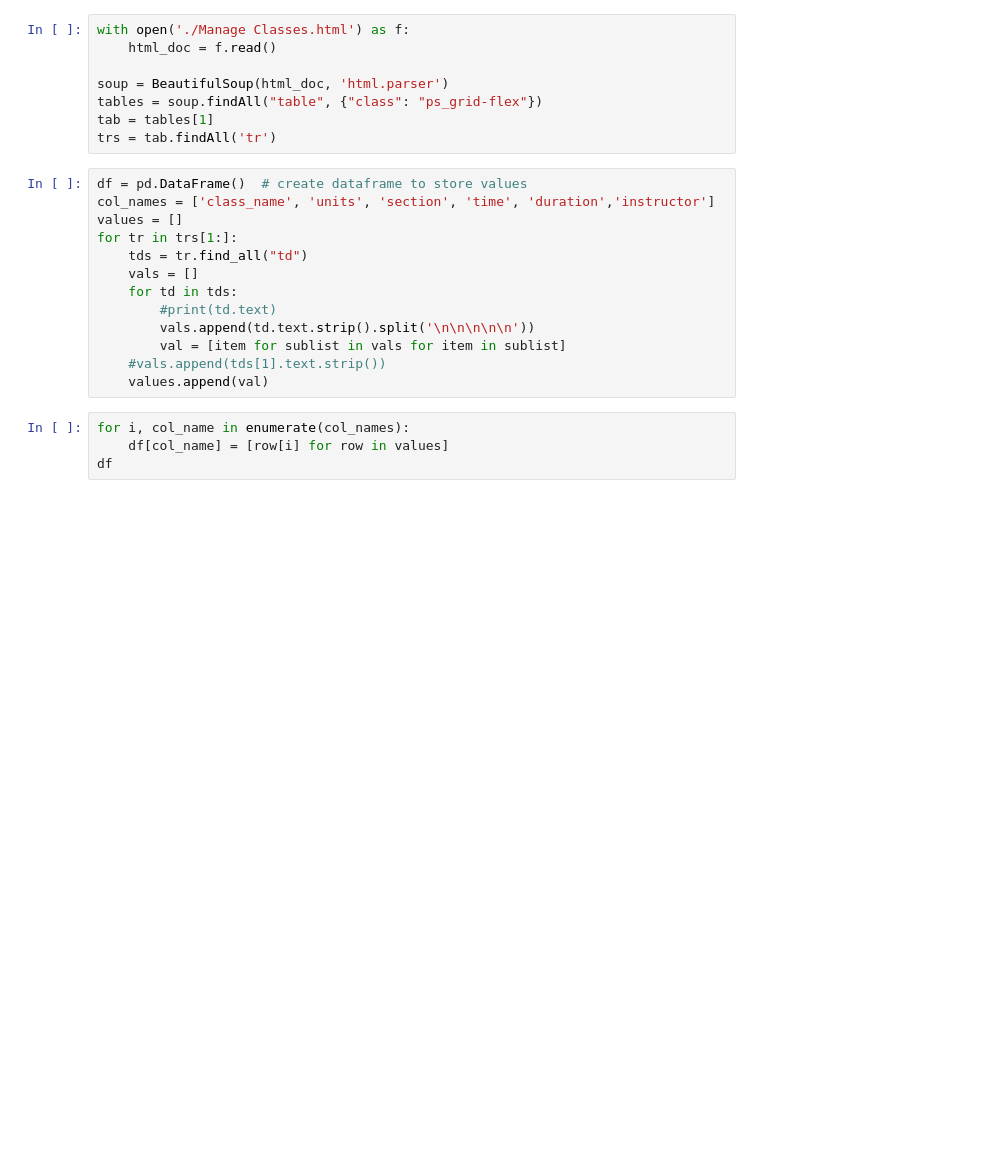
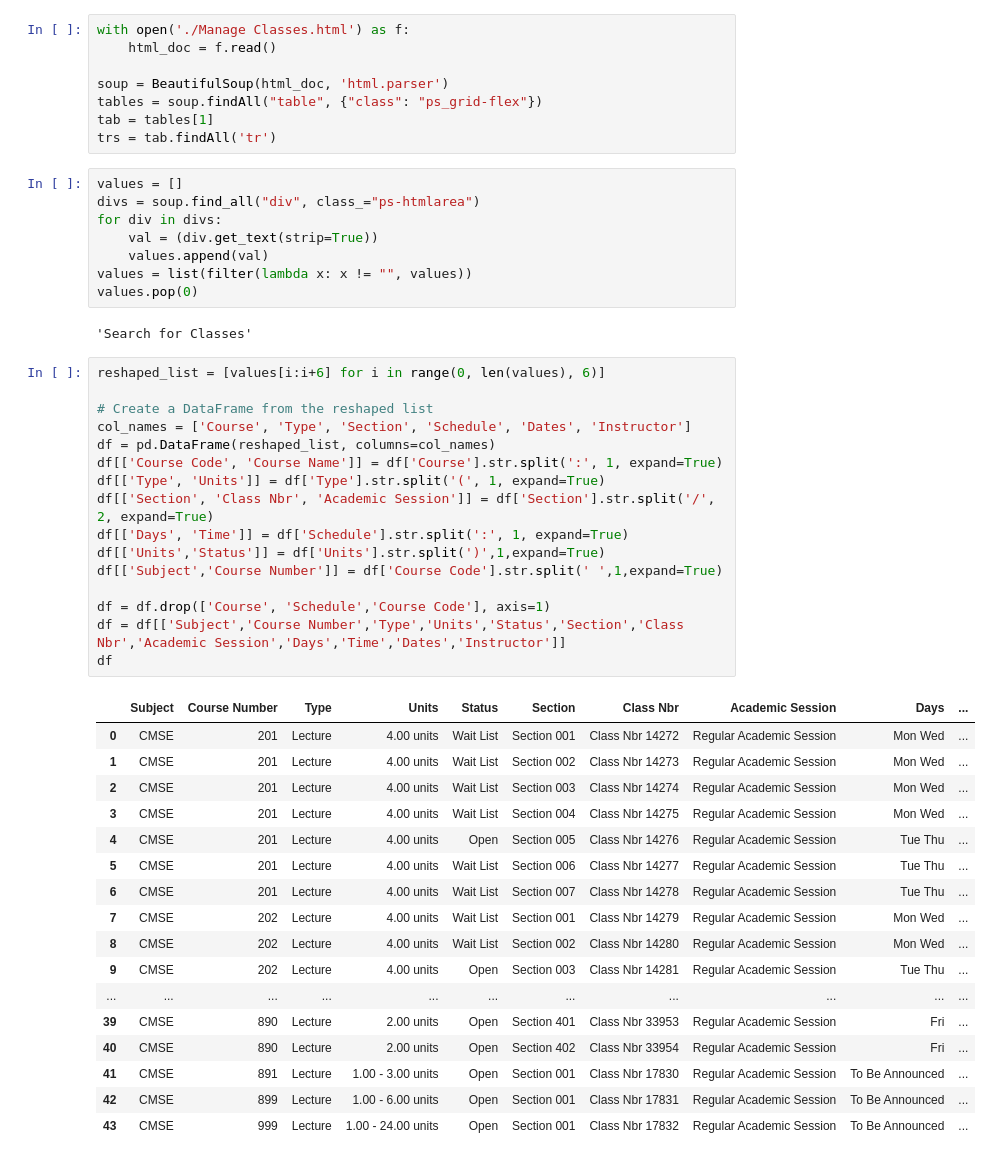
Before and after one commit to sunxian1217/CMSEtech_ClassScraper, a Jupyter notebook: CMSEtech_Webscraper.ipynb, the cells around one changed output. Saved outputs shown, nothing was run; the diff lists cells and outputs as text; blank space fills up the shorter version.

Commit message:
adding columns

```diff
--- a/CMSEtech_Webscraper.ipynb
+++ b/CMSEtech_Webscraper.ipynb
@@ -14,20 +15,47 @@ soup = BeautifulSoup(html_doc, 'html.parser')
 tables = soup.findAll("table", {"class": "ps_grid-flex"})
 tab = tables[1]
 trs = tab.findAll('tr')
-# %%
-df = pd.DataFrame()  # create dataframe to store values
-col_names = ['class_name', 'units', 'section', 'time', 'duration','instructor']
-values = []
-for tr in trs[1:]:
-    tds = tr.find_all("td")
-    vals = []
-    for td in tds:
-        #print(td.text)
-        vals.append(td.text.strip().split('\n\n\n\n\n'))
-        val = [item for sublist in vals for item in sublist]
-    #vals.append(tds[1].text.strip())
-    values.append(val)
-# %%
-for i, col_name in enumerate(col_names):
-    df[col_name] = [row[i] for row in values]
-df
+# %%
+values = []
+divs = soup.find_all("div", class_="ps-htmlarea")
+for div in divs:
+    val = (div.get_text(strip=True))
+    values.append(val)
+values = list(filter(lambda x: x != "", values))
+values.pop(0)
+# %% [output]
+'Search for Classes'
+# %%
+reshaped_list = [values[i:i+6] for i in range(0, len(values), 6)]
+
+# Create a DataFrame from the reshaped list
+col_names = ['Course', 'Type', 'Section', 'Schedule', 'Dates', 'Instructor']
+df = pd.DataFrame(reshaped_list, columns=col_names)
+df[['Course Code', 'Course Name']] = df['Course'].str.split(':', 1, expand=True)
+df[['Type', 'Units']] = df['Type'].str.split('(', 1, expand=True)
+df[['Section', 'Class Nbr', 'Academic Session']] = df['Section'].str.split('/', 2, expand=True)
+df[['Days', 'Time']] = df['Schedule'].str.split(':', 1, expand=True)
+df[['Units','Status']] = df['Units'].str.split(')',1,expand=True)
+df[['Subject','Course Number']] = df['Course Code'].str.split(' ',1,expand=True)
+
+df = df.drop(['Course', 'Schedule','Course Code'], axis=1)
+df = df[['Subject','Course Number','Type','Units','Status','Section','Class Nbr','Academic Session','Days','Time','Dates','Instructor']]
+df
+# %% [output]
+|  | Subject | Course Number | Type | Units | Status | Section | Class Nbr | Academic Session | Days | ... |
+| 0 | CMSE | 201 | Lecture | 4.00 units | Wait List | Section 001 | Class Nbr 14272 | Regular Academic Session | Mon Wed | ... |
+| 1 | CMSE | 201 | Lecture | 4.00 units | Wait List | Section 002 | Class Nbr 14273 | Regular Academic Session | Mon Wed | ... |
+| 2 | CMSE | 201 | Lecture | 4.00 units | Wait List | Section 003 | Class Nbr 14274 | Regular Academic Session | Mon Wed | ... |
+| 3 | CMSE | 201 | Lecture | 4.00 units | Wait List | Section 004 | Class Nbr 14275 | Regular Academic Session | Mon Wed | ... |
+| 4 | CMSE | 201 | Lecture | 4.00 units | Open | Section 005 | Class Nbr 14276 | Regular Academic Session | Tue Thu | ... |
+| 5 | CMSE | 201 | Lecture | 4.00 units | Wait List | Section 006 | Class Nbr 14277 | Regular Academic Session | Tue Thu | ... |
+| 6 | CMSE | 201 | Lecture | 4.00 units | Wait List | Section 007 | Class Nbr 14278 | Regular Academic Session | Tue Thu | ... |
+| 7 | CMSE | 202 | Lecture | 4.00 units | Wait List | Section 001 | Class Nbr 14279 | Regular Academic Session | Mon Wed | ... |
+| 8 | CMSE | 202 | Lecture | 4.00 units | Wait List | Section 002 | Class Nbr 14280 | Regular Academic Session | Mon Wed | ... |
+| 9 | CMSE | 202 | Lecture | 4.00 units | Open | Section 003 | Class Nbr 14281 | Regular Academic Session | Tue Thu | ... |
+| ... | ... | ... | ... | ... | ... | ... | ... | ... | ... | ... |
+| 39 | CMSE | 890 | Lecture | 2.00 units | Open | Section 401 | Class Nbr 33953 | Regular Academic Session | Fri | ... |
+| 40 | CMSE | 890 | Lecture | 2.00 units | Open | Section 402 | Class Nbr 33954 | Regular Academic Session | Fri | ... |
+| 41 | CMSE | 891 | Lecture | 1.00 - 3.00 units | Open | Section 001 | Class Nbr 17830 | Regular Academic Session | To Be Announced | ... |
+| 42 | CMSE | 899 | Lecture | 1.00 - 6.00 units | Open | Section 001 | Class Nbr 17831 | Regular Academic Session | To Be Announced | ... |
+| 43 | CMSE | 999 | Lecture | 1.00 - 24.00 units | Open | Section 001 | Class Nbr 17832 | Regular Academic Session | To Be Announced | ... |
```
Also changed, not shown: parts of 2 cells of this notebook.
